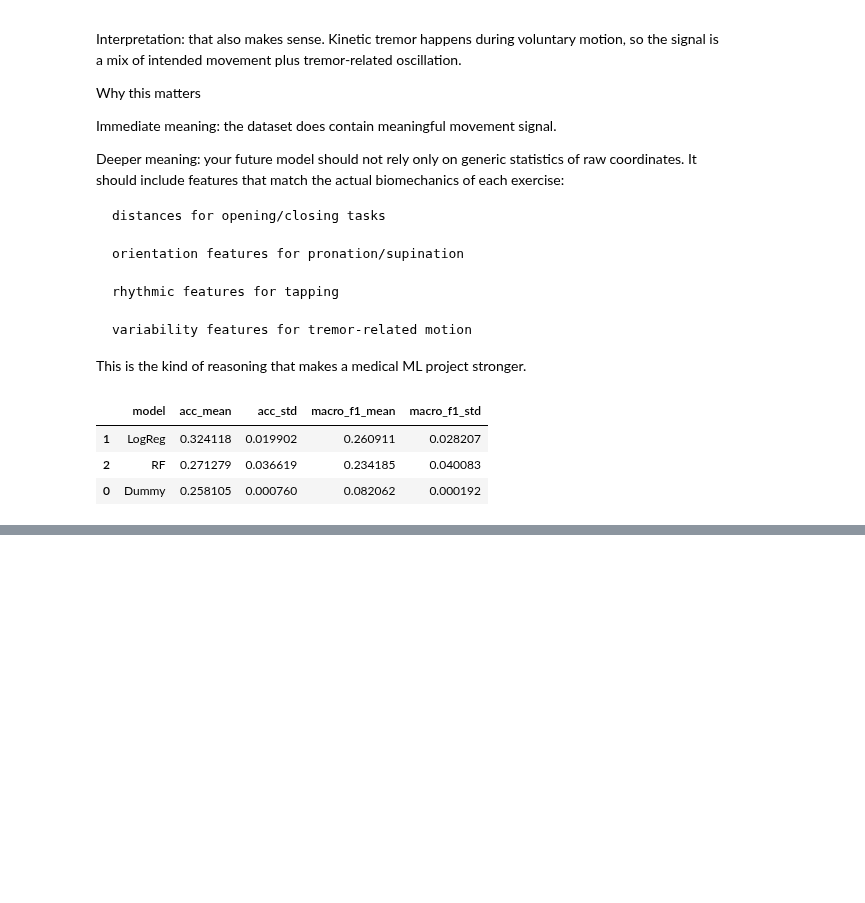
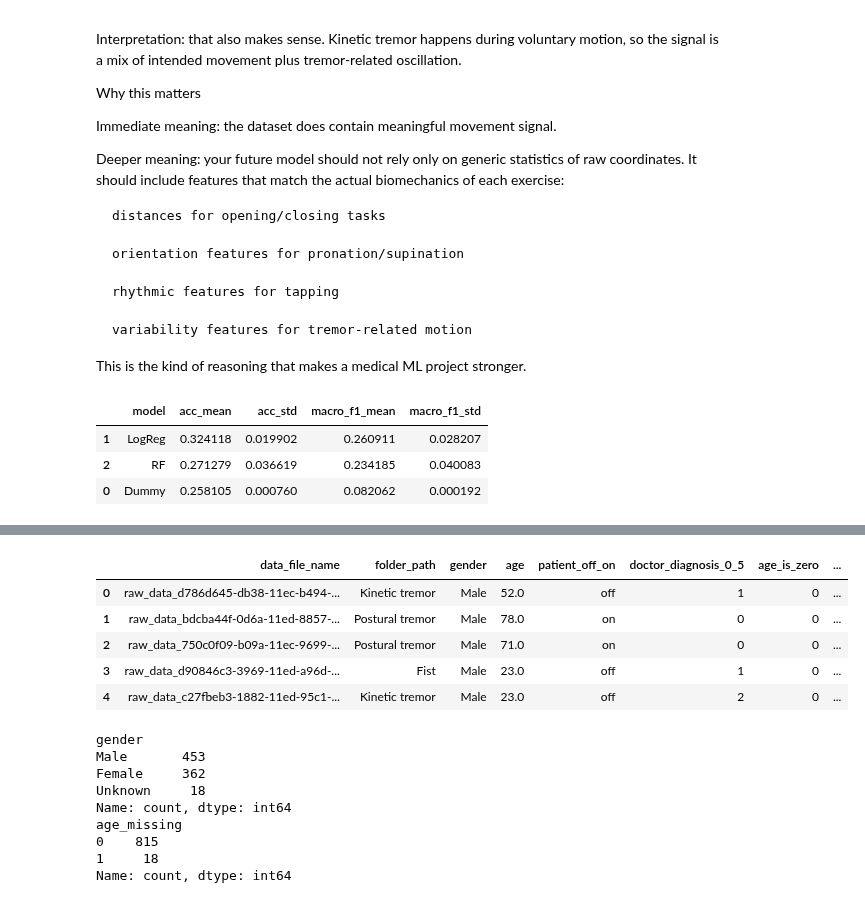
Before and after one commit to Dzuy123/ParkinsonsTremorClassification, a Jupyter notebook: parkinson_eda.ipynb, the cells around one changed output, grey strips where cells are left out. Drawn from its saved outputs; the diff is of its cells as text; code cells hidden in the pictures; blank space fills up the shorter version.

```diff
--- a/parkinson_eda.ipynb
+++ b/parkinson_eda.ipynb
@@ -1158,0 +1544,37 @@ Clinical metadata, particularly physician-rated motor severity, carries non-negl
+# %%
+
+
+
+# Clean metadata
+import numpy as np
+import pandas as pd
+
+def clean_metadata(df):
+    out = df.copy()
+    out["gender"] = out["gender"].replace({"0": "Unknown"})
+    out["age_missing"] = (out["age"] == 0).astype(int)
+    out["age"] = out["age"].replace({0: np.nan})
+    return out
+
+train_clean = clean_metadata(train)
+test_clean = clean_metadata(test)
+
+display(train_clean.head())
+print(train_clean["gender"].value_counts(dropna=False))
+print(train_clean["age_missing"].value_counts())
+# %% [output]
+|  | data_file_name | folder_path | gender | age | patient_off_on | doctor_diagnosis_0_5 | age_is_zero | ... |
+| 0 | raw_data_d786d645-db38-11ec-b494-... | Kinetic tremor | Male | 52.0 | off | 1 | 0 | ... |
+| 1 | raw_data_bdcba44f-0d6a-11ed-8857-... | Postural tremor | Male | 78.0 | on | 0 | 0 | ... |
+| 2 | raw_data_750c0f09-b09a-11ec-9699-... | Postural tremor | Male | 71.0 | on | 0 | 0 | ... |
+| 3 | raw_data_d90846c3-3969-11ed-a96d-... | Fist | Male | 23.0 | off | 1 | 0 | ... |
+| 4 | raw_data_c27fbeb3-1882-11ed-95c1-... | Kinetic tremor | Male | 23.0 | off | 2 | 0 | ... |
+gender
+Male       453
+Female     362
+Unknown     18
+Name: count, dtype: int64
+age_missing
+0    815
+1     18
+Name: count, dtype: int64
```
Also changed, not shown: parts of 9 cells of this notebook.
